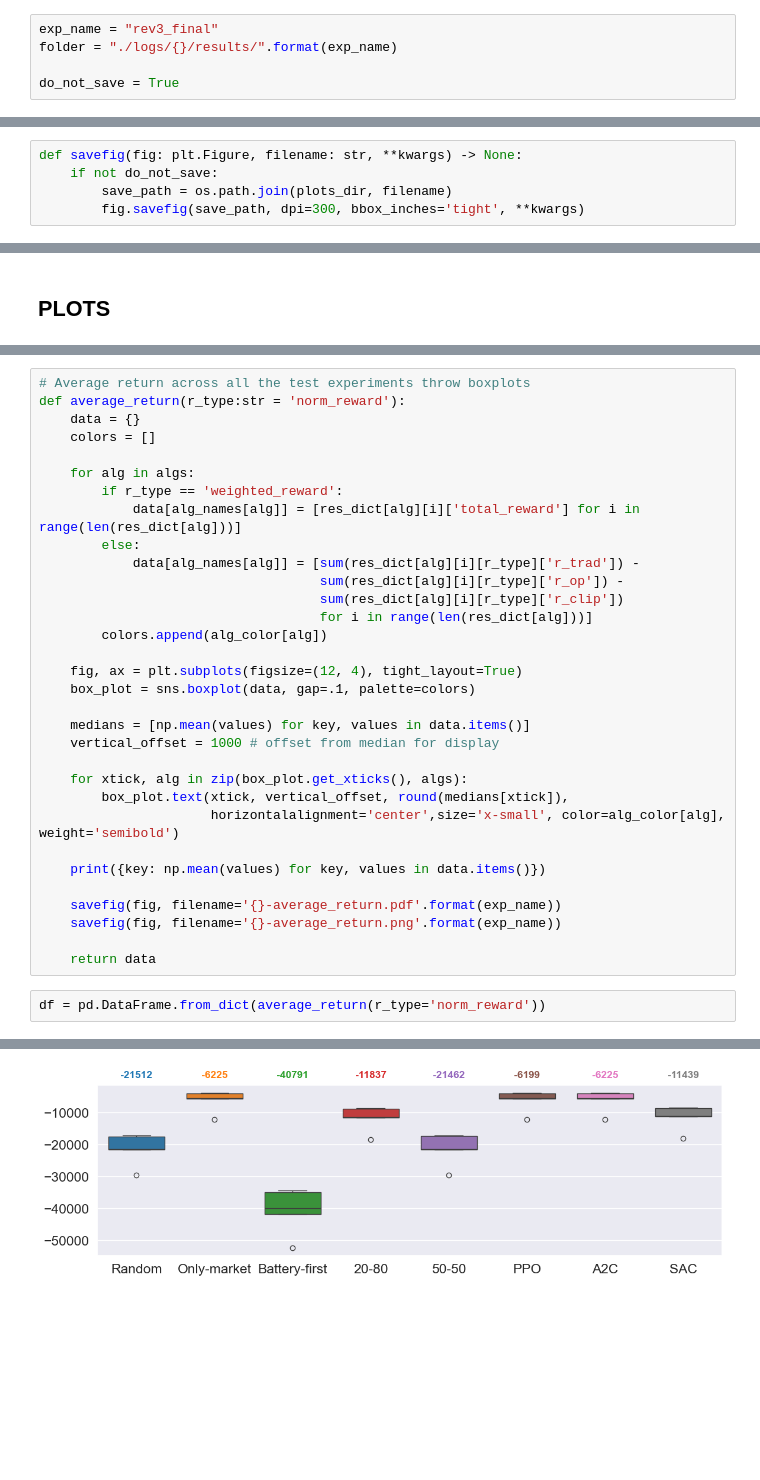
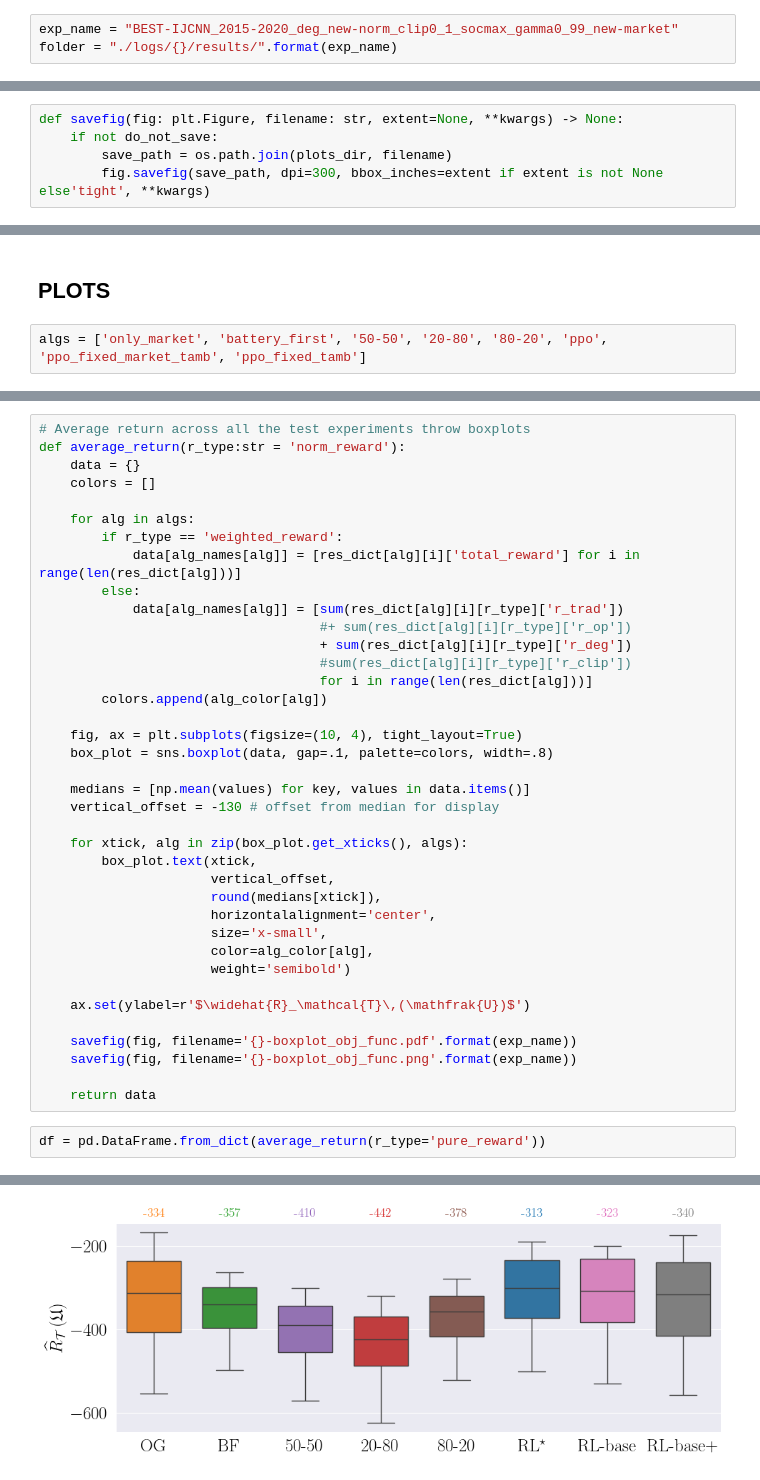
Before and after one commit to Daveonwave/ErNESTO-gym, a Jupyter notebook: examples/single_agent/results_analysis.ipynb, the cells around one changed output, grey strips where cells are left out. Saved outputs shown, nothing was run; the diff lists cells and outputs as text; blank space fills up the shorter version.

```diff
--- a/examples/single_agent/results_analysis.ipynb
+++ b/examples/single_agent/results_analysis.ipynb
@@ -55,9 +78,7 @@ alg_markers = OrderedDict({
 })
 # %%
-exp_name = "rev3_final"
+exp_name = "BEST-IJCNN_2015-2020_deg_new-norm_clip0_1_socmax_gamma0_99_new-market"
 folder = "./logs/{}/results/".format(exp_name)
-
-do_not_save = True
 # %%
 algs = [f for f in alg_color.keys() if f in os.listdir(folder)]
 # %%
@@ -123,6 +140,6 @@ alg_names = {
 }
 # %%
-def savefig(fig: plt.Figure, filename: str, **kwargs) -> None:
+def savefig(fig: plt.Figure, filename: str, extent=None, **kwargs) -> None:
     if not do_not_save:
         save_path = os.path.join(plots_dir, filename)
-        fig.savefig(save_path, dpi=300, bbox_inches='tight', **kwargs)
+        fig.savefig(save_path, dpi=300, bbox_inches=extent if extent is not None else'tight', **kwargs)
@@ -129,2 +148,4 @@ def savefig(fig: plt.Figure, filename: str, **kwargs) -> None:
 # %% [markdown]
 ## PLOTS
+# %%
+algs = ['only_market', 'battery_first', '50-50', '20-80', '80-20', 'ppo', 'ppo_fixed_market_tamb', 'ppo_fixed_tamb']
@@ -138,28 +266,34 @@ def average_return(r_type:str = 'norm_reward'):
         if r_type == 'weighted_reward':
             data[alg_names[alg]] = [res_dict[alg][i]['total_reward'] for i in range(len(res_dict[alg]))]
         else:
-            data[alg_names[alg]] = [sum(res_dict[alg][i][r_type]['r_trad']) -
-                                    sum(res_dict[alg][i][r_type]['r_op']) -
-                                    sum(res_dict[alg][i][r_type]['r_clip'])
+            data[alg_names[alg]] = [sum(res_dict[alg][i][r_type]['r_trad'])
+                                    #+ sum(res_dict[alg][i][r_type]['r_op'])
+                                    + sum(res_dict[alg][i][r_type]['r_deg'])
+                                    #sum(res_dict[alg][i][r_type]['r_clip'])
                                     for i in range(len(res_dict[alg]))]
         colors.append(alg_color[alg])
 
-    fig, ax = plt.subplots(figsize=(12, 4), tight_layout=True)
-    box_plot = sns.boxplot(data, gap=.1, palette=colors)
+    fig, ax = plt.subplots(figsize=(10, 4), tight_layout=True)
+    box_plot = sns.boxplot(data, gap=.1, palette=colors, width=.8)
 
     medians = [np.mean(values) for key, values in data.items()]
-    vertical_offset = 1000 # offset from median for display
+    vertical_offset = -130 # offset from median for display
 
     for xtick, alg in zip(box_plot.get_xticks(), algs):
-        box_plot.text(xtick, vertical_offset, round(medians[xtick]),
-                      horizontalalignment='center',size='x-small', color=alg_color[alg], weight='semibold')
+        box_plot.text(xtick,
+                      vertical_offset,
+                      round(medians[xtick]),
+                      horizontalalignment='center',
+                      size='x-small',
+                      color=alg_color[alg],
+                      weight='semibold')
 
-    print({key: np.mean(values) for key, values in data.items()})
+    ax.set(ylabel=r'$\widehat{R}_\mathcal{T}\,(\mathfrak{U})$')
 
-    savefig(fig, filename='{}-average_return.pdf'.format(exp_name))
-    savefig(fig, filename='{}-average_return.png'.format(exp_name))
+    savefig(fig, filename='{}-boxplot_obj_func.pdf'.format(exp_name))
+    savefig(fig, filename='{}-boxplot_obj_func.png'.format(exp_name))
 
     return data
 # %%
-df = pd.DataFrame.from_dict(average_return(r_type='norm_reward'))
+df = pd.DataFrame.from_dict(average_return(r_type='pure_reward'))
 # %% [output]
@@ -167,4 +300,4 @@ df = pd.DataFrame.from_dict(average_return(r_type='norm_reward'))
-[figure, old version]
+[figure, new version]
 # %%
 df.describe()
 # %% [output]
```
Also changed, not shown: parts of 41 cells of this notebook, 47 other files.
